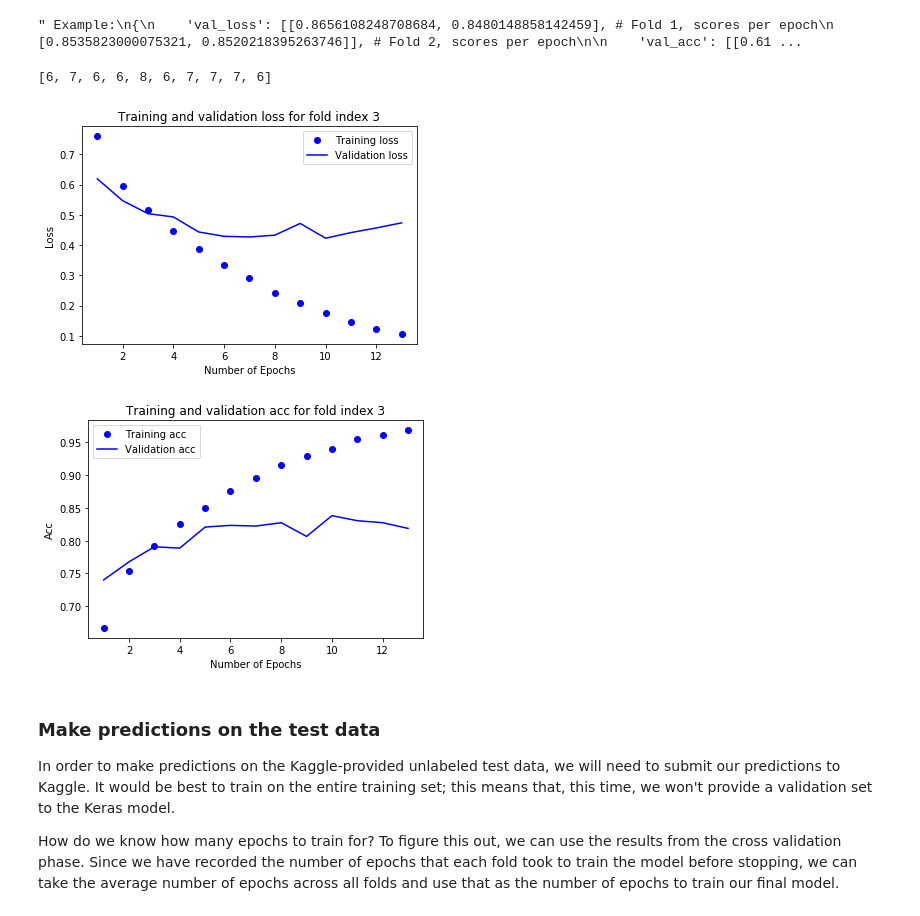
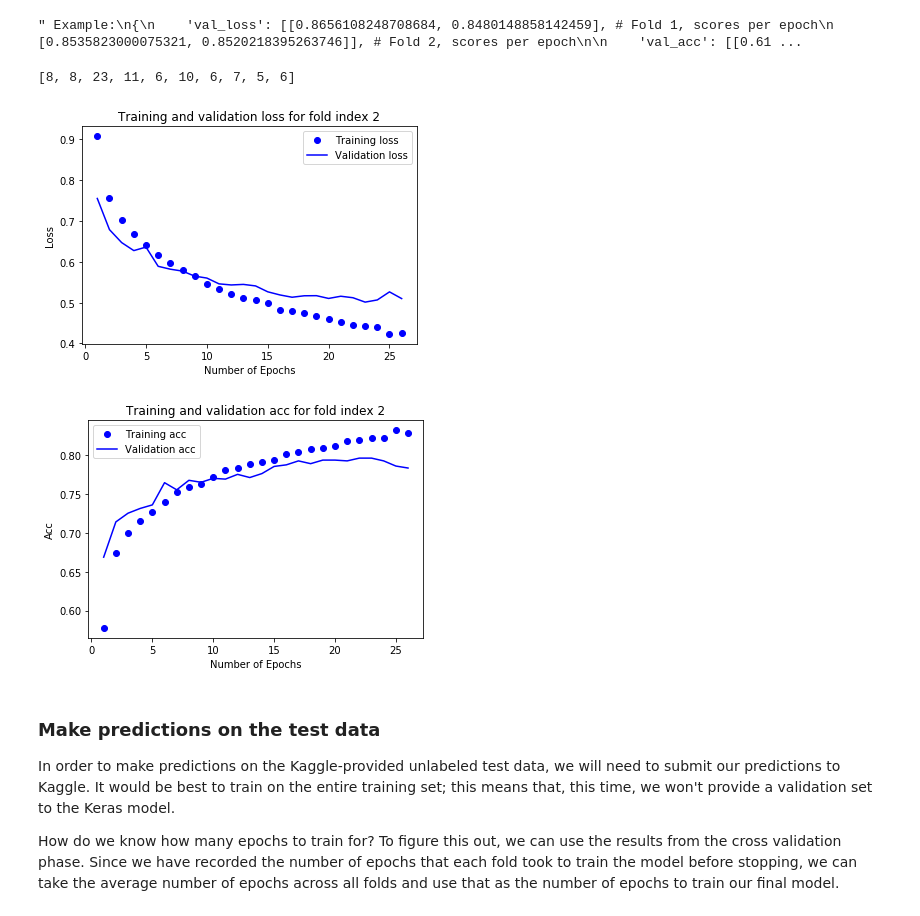
Before and after one commit to mrbarbasa/kaggle-spooky-author, a Jupyter notebook: code/02_glove_cnn_model.ipynb, the cells around one changed output. Drawn from its saved outputs; the diff is of its cells as text; code cells hidden in the pictures.

```diff
--- a/code/02_glove_cnn_model.ipynb
+++ b/code/02_glove_cnn_model.ipynb
@@ -139,6 +140,8 @@ pred_runtimes = []
 pred_runtime_strs = []
 training_start = time()
 
+random_model_params = get_random_model_params()
+
 for fold, (train_indices, valid_indices) in enumerate(folds):
     # Print the current fold
     nth_fold = fold + 1
@@ -166,7 +169,7 @@ for fold, (train_indices, valid_indices) in enumerate(folds):
                                             nth_fold,
                                             N_SPLITS)
     # Build the model
-    model = build_model(embedding_layer, MAX_SEQUENCE_LENGTH)
+    model = build_model(embedding_layer, MAX_SEQUENCE_LENGTH, random_model_params)
     # Save the model summary to file on the first fold only
     # since the models are identical across folds
     if nth_fold == 1:
@@ -285,17 +274,17 @@ best_scores_per_fold
 # %%
 best_score_num_epochs
 # %% [output]
-[6, 7, 6, 6, 8, 6, 7, 7, 7, 6]
+[8, 8, 23, 11, 6, 10, 6, 7, 5, 6]
 # %%
 # Pass in a metric (without the `val_` prefix) and a fold index to show
 # the training and validation error curves over the number of epochs
-display_metric_vs_epochs_plot(all_scores, 'loss', 3)
+display_metric_vs_epochs_plot(all_scores, 'loss', 2)
 # %% [output]
-[figure, old version]
+[figure, new version]
 # %%
-display_metric_vs_epochs_plot(all_scores, 'acc', 3)
+display_metric_vs_epochs_plot(all_scores, 'acc', 2)
 # %% [output]
-[figure, old version]
+[figure, new version]
 # %% [markdown]
 ### Make predictions on the test data
 In order to make predictions on the Kaggle-provided unlabeled test data, we will need to submit our predictions to Kaggle. It would be best to train on the entire training set; this means that, this time, we won't provide a validation set to the Keras model.
```
Also changed, not shown: parts of 2 cells of this notebook, 1 other file.
